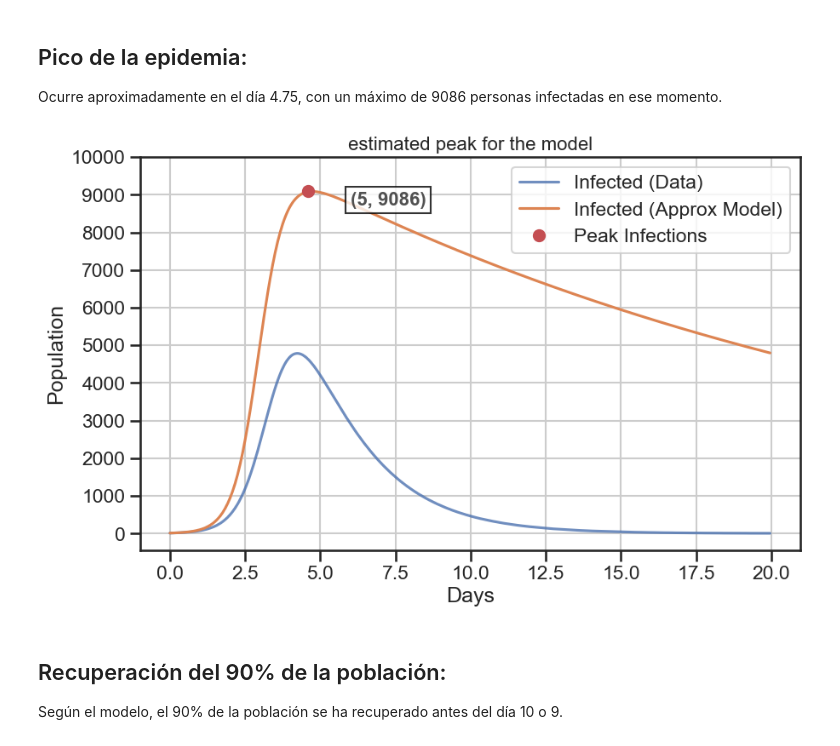
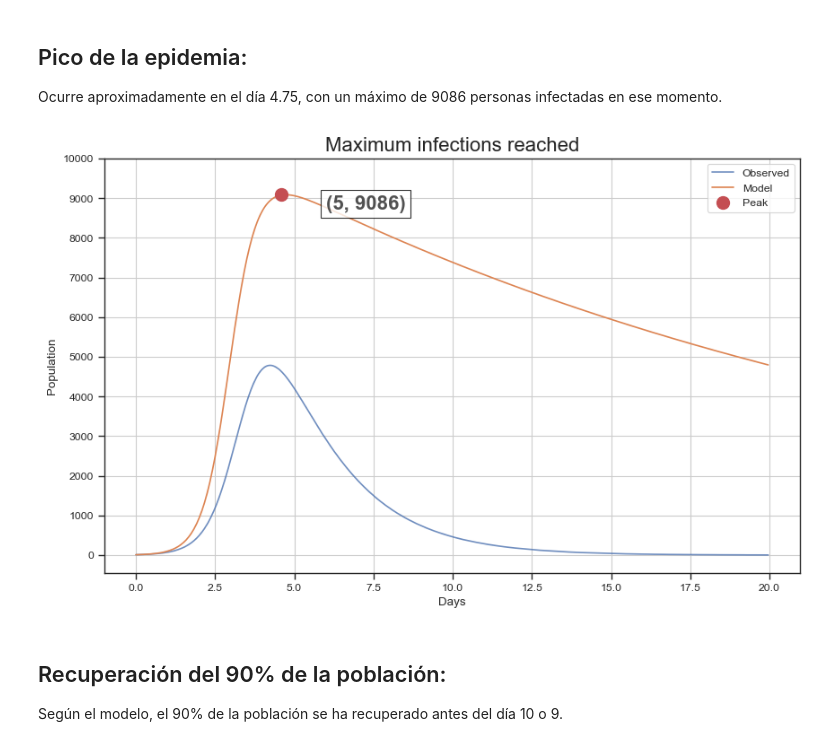
Before and after one commit to JsebastianUVPRQ/classical_trajectory, a Jupyter notebook: Intro_modeling_math/tll/penaloza_juan.ipynb, the cells around one changed output. Cells and saved outputs as stored; diff of their text form; code cells hidden in the pictures.

```diff
--- a/Intro_modeling_math/tll/penaloza_juan.ipynb
+++ b/Intro_modeling_math/tll/penaloza_juan.ipynb
@@ -322,26 +322,26 @@ Ocurre aproximadamente en el día 4.75, con un máximo de 9086 personas infectad
 # %%
 # Grafica donde se destaca el punto del pico de infectados
 # Señalar el punto de pico de infectados y sus coordenadas (redondear a números enteros)
 peak_infections = solution_approx.y[1].max()
 peak_day = solution_approx.t[solution_approx.y[1].argmax()]
 peak_day = round(peak_day)
 peak_infections = round(peak_infections)
 # Plot the data and model approximation
 plt.figure(figsize=(10, 6))
-plt.plot(datosRecuperados['t_days'], datosRecuperados['I'], '-', label='Infected (Data)', alpha=0.8)
-plt.plot(solution_approx.t, I_approx, '-', label='Infected (Approx Model)')
+plt.plot(datosRecuperados['t_days'], datosRecuperados['I'], '-', label='Observed', alpha=0.8)
+plt.plot(solution_approx.t, I_approx, '-', label='Model')
 # Highlight the peak infections
-plt.plot(peak_day-0.4, peak_infections, 'ro', markersize=10, label='Peak Infections')
+plt.plot(peak_day-0.4, peak_infections, 'ro', markersize=10, label='Peak')
 plt.text(peak_day +1, peak_infections, f'({peak_day}, {peak_infections})', fontsize=16, weight='bold', backgroundcolor='w', alpha=0.8, ha='left', va='top', bbox=dict(facecolor='white', alpha=0.8, edgecolor='black'), zorder=10)
 plt.xlabel('Days')
 plt.ylabel('Population')
 plt.yticks(np.arange(0, 10001, 1000))
-plt.title('estimated peak for the model', fontsize=16)
+plt.title('Maximum infections reached', fontsize=16)
 plt.legend()
 plt.grid()
 plt.show()
 # %% [output]
-[figure, old version]
+[figure, new version]
 # %% [markdown]
 ## Recuperación del 90% de la población:
 Según el modelo, el 90% de la población se ha recuperado antes del día 10 o 9.
```
Also changed, not shown: parts of 2 cells of this notebook, 6 other files.
